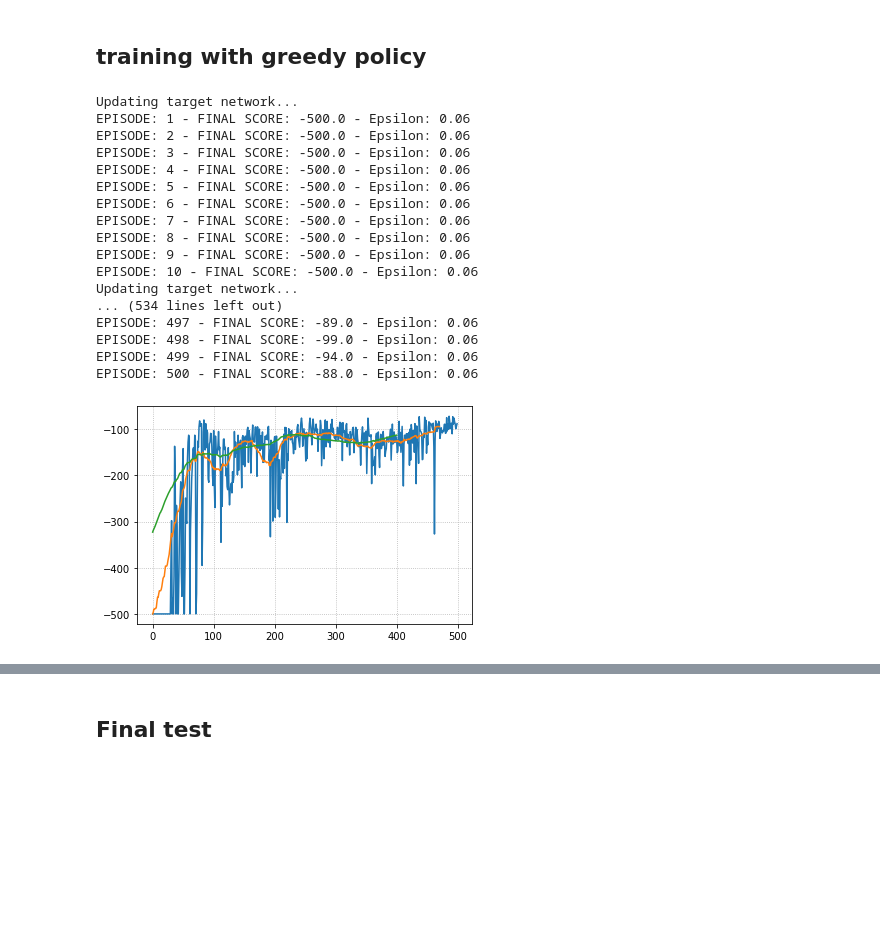
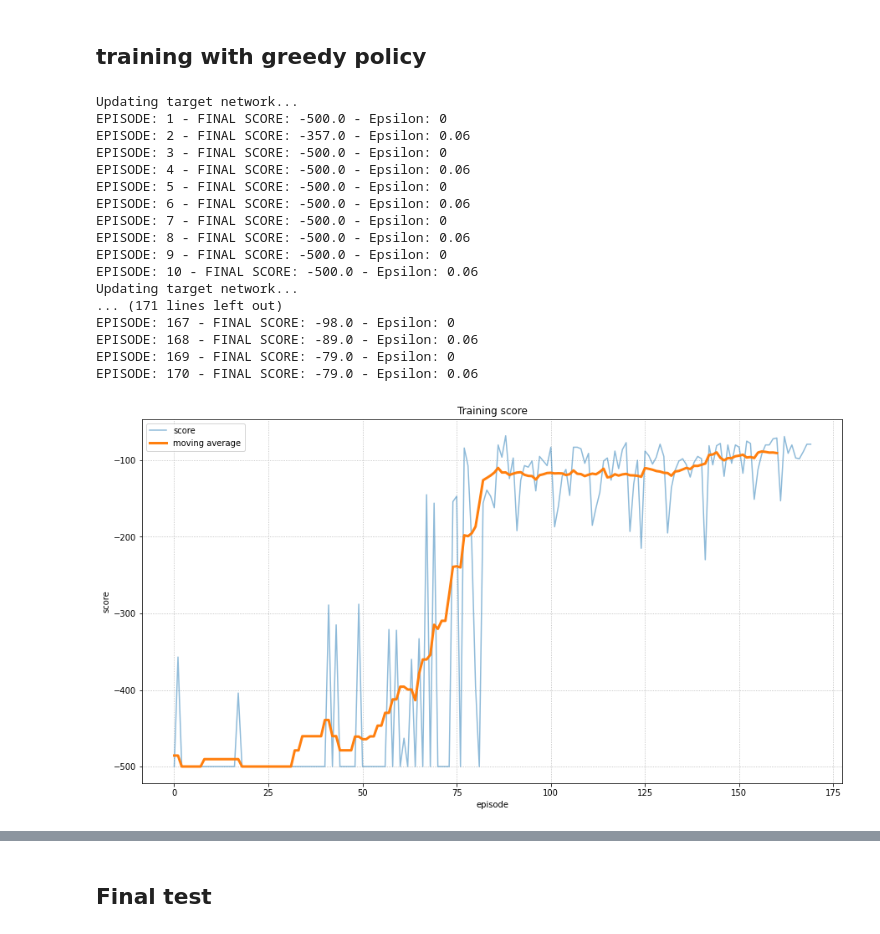
Before and after one commit to DanieleFoscarin/NNDL_hw3, a Jupyter notebook: NNDL_hw3_part3.ipynb, the cells around one changed output, grey strips where cells are left out. Cells and saved outputs as stored; diff of their text form; code cells hidden in the pictures; blank space fills up the shorter version.

Commit message:
Finale training epsilon skipping

```diff
--- a/NNDL_hw3_part3.ipynb
+++ b/NNDL_hw3_part3.ipynb
@@ -684,14 +578,19 @@ env.seed(0) # Set a random seed for the environment (reproducible results)
 # This is for creating the output video in Colab, not required outside Colab
 env = wrap_env(env, video_callable=lambda episode_id: episode_id % 100 == 0) # Save a video every 100 episodes
 
-num_iterations = 500
-epsilon = 0.06
+num_iterations = 170
+# epsilon = 0.06
 
 
 score_record = []
 win_counter = 0
 # for episode_num, tau in enumerate(exploration_profile):
 for episode_num in range(num_iterations):
+
+    if episode_num % 2 == 0:
+            epsilon = 0
+    else:
+        epsilon = 0.06
 
     # Reset the environment and get the initial state
     state = env.reset()
@@ -749,35 +648,37 @@ for episode_num in range(num_iterations):
 env.close()
 # %% [output]
 Updating target network...
-EPISODE: 1 - FINAL SCORE: -500.0 - Epsilon: 0.06
-EPISODE: 2 - FINAL SCORE: -500.0 - Epsilon: 0.06
-EPISODE: 3 - FINAL SCORE: -500.0 - Epsilon: 0.06
+EPISODE: 1 - FINAL SCORE: -500.0 - Epsilon: 0
+EPISODE: 2 - FINAL SCORE: -357.0 - Epsilon: 0.06
+EPISODE: 3 - FINAL SCORE: -500.0 - Epsilon: 0
 EPISODE: 4 - FINAL SCORE: -500.0 - Epsilon: 0.06
-EPISODE: 5 - FINAL SCORE: -500.0 - Epsilon: 0.06
+EPISODE: 5 - FINAL SCORE: -500.0 - Epsilon: 0
 EPISODE: 6 - FINAL SCORE: -500.0 - Epsilon: 0.06
-EPISODE: 7 - FINAL SCORE: -500.0 - Epsilon: 0.06
+EPISODE: 7 - FINAL SCORE: -500.0 - Epsilon: 0
 EPISODE: 8 - FINAL SCORE: -500.0 - Epsilon: 0.06
-EPISODE: 9 - FINAL SCORE: -500.0 - Epsilon: 0.06
+EPISODE: 9 - FINAL SCORE: -500.0 - Epsilon: 0
 EPISODE: 10 - FINAL SCORE: -500.0 - Epsilon: 0.06
 Updating target network...
-... (534 lines left out)
-EPISODE: 497 - FINAL SCORE: -89.0 - Epsilon: 0.06
-EPISODE: 498 - FINAL SCORE: -99.0 - Epsilon: 0.06
-EPISODE: 499 - FINAL SCORE: -94.0 - Epsilon: 0.06
-EPISODE: 500 - FINAL SCORE: -88.0 - Epsilon: 0.06
+... (171 lines left out)
+EPISODE: 167 - FINAL SCORE: -98.0 - Epsilon: 0
+EPISODE: 168 - FINAL SCORE: -89.0 - Epsilon: 0.06
+EPISODE: 169 - FINAL SCORE: -79.0 - Epsilon: 0
+EPISODE: 170 - FINAL SCORE: -79.0 - Epsilon: 0.06
 # %%
 def running_mean(x, N):
     cumsum = np.cumsum(np.insert(x, 0, 0))
     return (cumsum[N:] - cumsum[:-N]) / float(N)
 
-plt.plot(score_record)
-plt.plot(running_mean(score_record,30))
-plt.plot(running_mean(score_record,100))
-# plt.plot(running_mean(running_mean(score_record,10),10))
-# plt.ylim([0,500])
-plt.grid(linestyle=":")
+fig, ax = plt.subplots(1,1,figsize=(15,8))
+ax.plot(score_record, label="score", alpha=0.5)
+ax.plot(running_mean(score_record,10),linewidth=3, label="moving average")
+ax.legend()
+ax.set_title("Training score")
+ax.set_xlabel("episode")
+ax.set_ylabel("score")
+ax.grid(linestyle=":")
 # %% [output]
-[figure, old version]
+[figure, new version]
 # %%
 # Display the videos, not required outside Colab
 show_videos()
```
Also changed, not shown: parts of 16 cells of this notebook.
